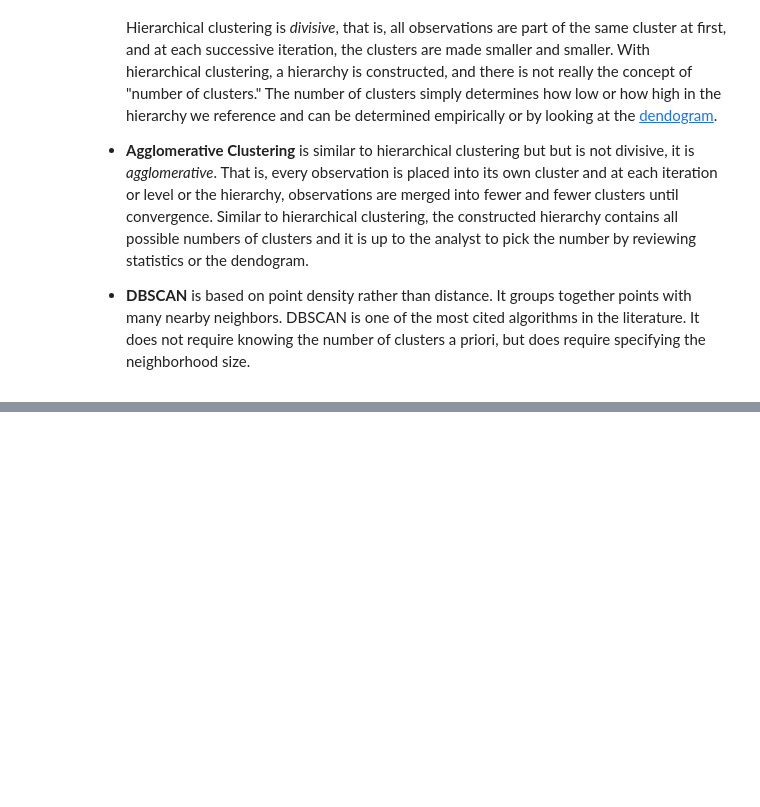
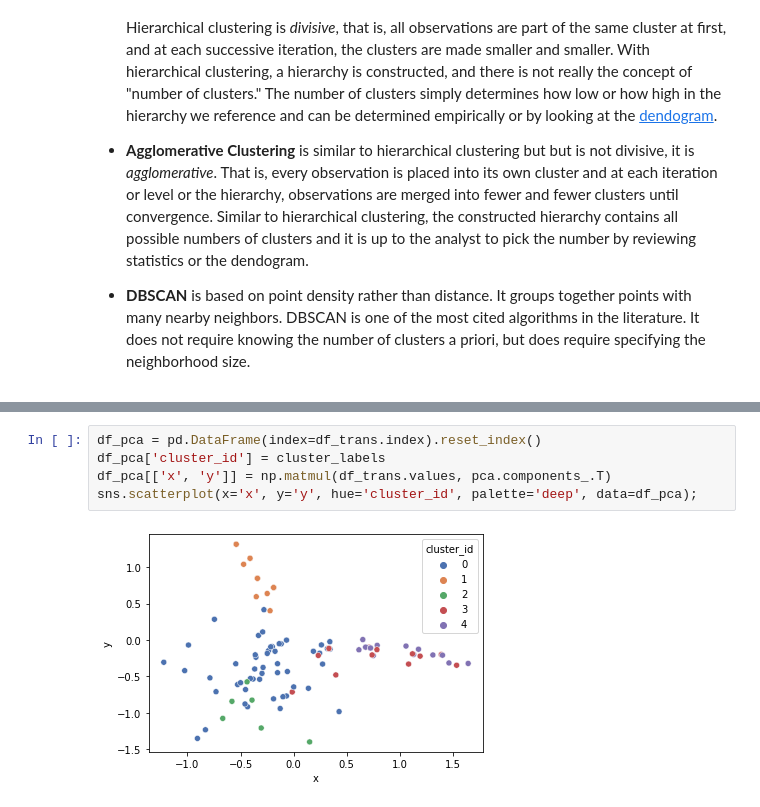
Before and after one commit to nico-corthorn/mec-mini-projects, a Jupyter notebook: mec-16.2.6-clustering-mini-project/Mini_Project_Clustering_Solution.ipynb, the cells around one changed output, grey strips where cells are left out. Drawn from its saved outputs; the diff is of its cells as text; blank space fills up the shorter version.

```diff
--- a/mec-16.2.6-clustering-mini-project/Mini_Project_Clustering_Solution.ipynb
+++ b/mec-16.2.6-clustering-mini-project/Mini_Project_Clustering_Solution.ipynb
@@ -431,0 +569,7 @@ k-means is only one of a ton of clustering algorithms. Below is a brief descript
+# %%
+df_pca = pd.DataFrame(index=df_trans.index).reset_index()
+df_pca['cluster_id'] = cluster_labels
+df_pca[['x', 'y']] = np.matmul(df_trans.values, pca.components_.T)
+sns.scatterplot(x='x', y='y', hue='cluster_id', palette='deep', data=df_pca);
+# %% [output]
+[figure, added]
```
Also changed, not shown: parts of 15 cells of this notebook.
